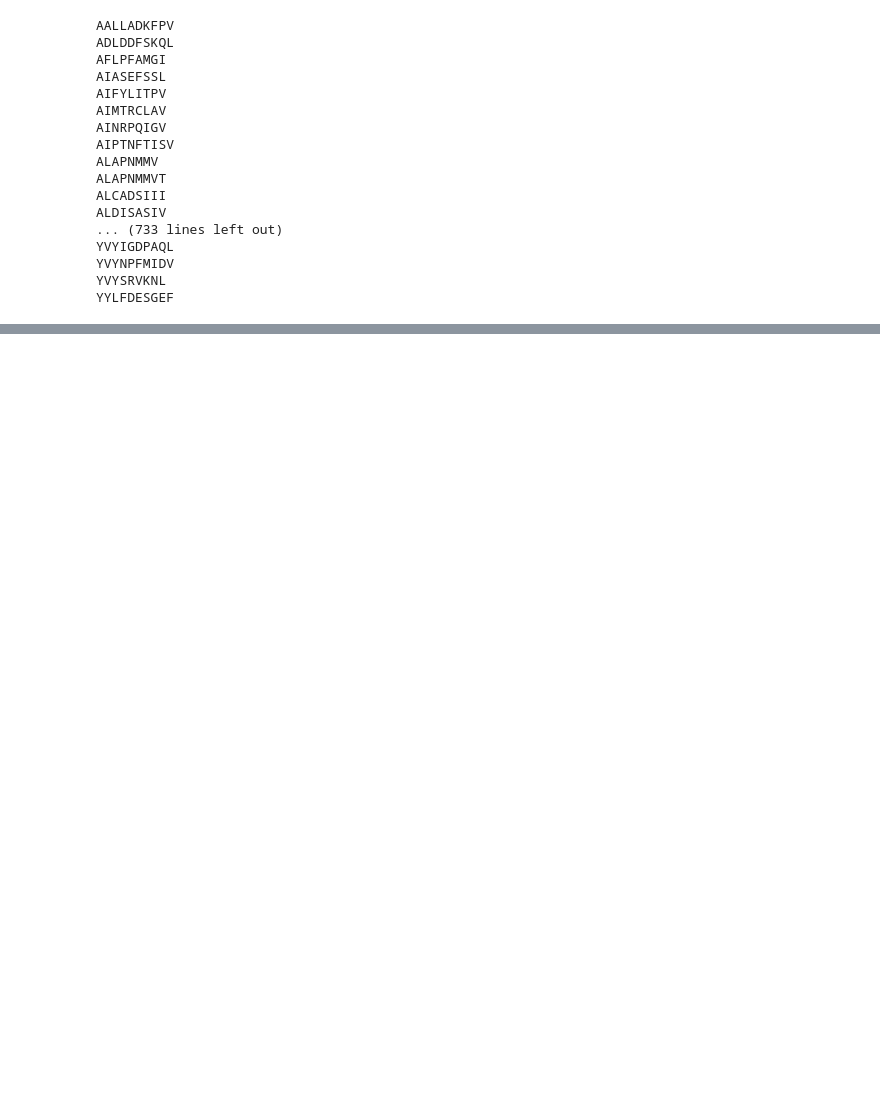
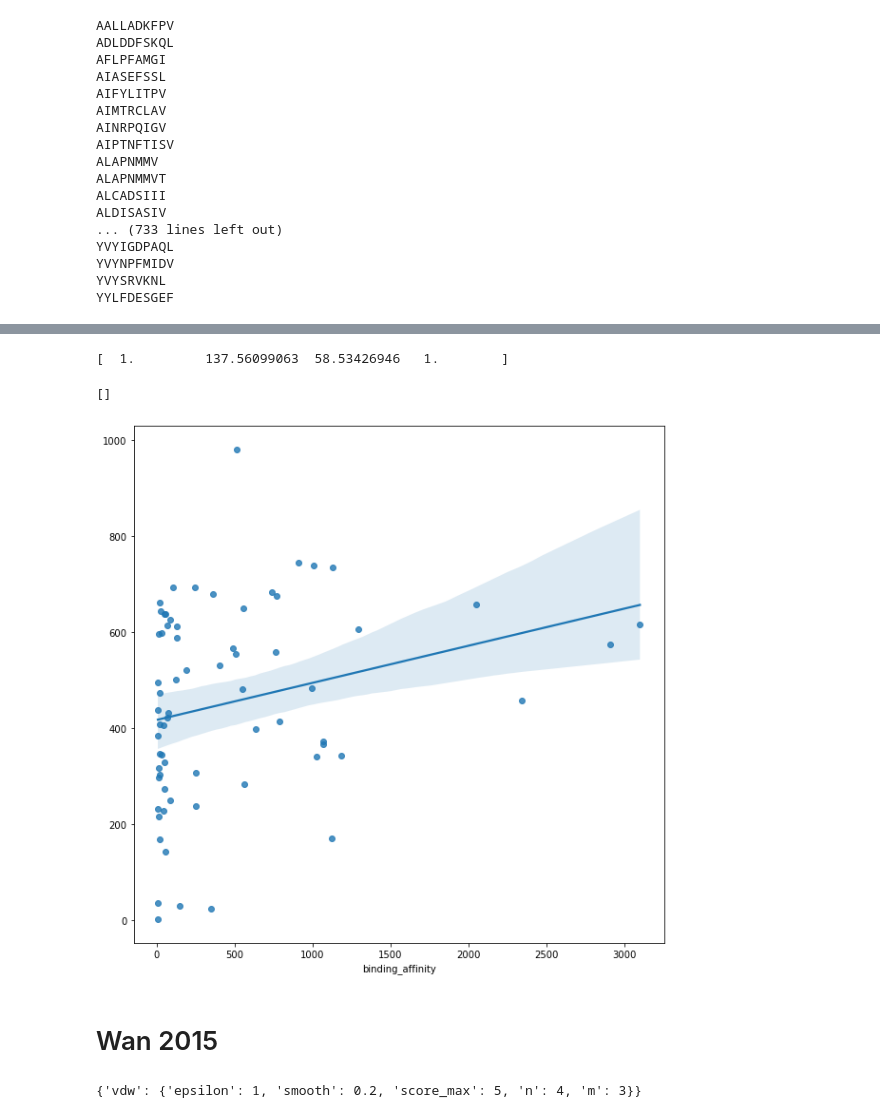
Before and after one commit to jeeberhardt/mobius, a Jupyter notebook: Untitled1.ipynb, the cells around one changed output, grey strips where cells are left out. Drawn from its saved outputs; the diff is of its cells as text; code cells hidden in the pictures; blank space fills up the shorter version.

```diff
--- a/Untitled1.ipynb
+++ b/Untitled1.ipynb
@@ -161,0 +391,18 @@ result.residueAreas()['A']['183'].relativeSideChain
+# %%
+def fun(x, binding_affinity, terms):
+    scores = np.sum(np.prod((terms, x), axis=0), axis=1)
+    return mean_squared_error(binding_affinity, scores)
+
+bnds = ((1, 1000), (1, 1000), (1, 1000), (1, 1000))
+res = optimize.minimize(fun, (1, 1, 1, 1), method='SLSQP', args=(binding_affinity, terms), bounds=bnds, tol=1e-10)
+print('vdW: %f - Electrostatic: %f - HBond: %f - Desolvation: %f' % (res.x[0], res.x[1], res.x[2], res.x[3]))
+
+fig, ax = plt.subplots(figsize=(10, 10))
+sns.regplot(x=binding_affinity, y=np.sum(np.prod((terms, res.x), axis=0), axis=1), ax=ax)
+plt.plot()
+# %% [output]
+[  1.         137.56099063  58.53426946   1.        ]
+[]
+[figure, added]
+# %% [markdown]
+# Wan 2015
@@ -161,0 +411,10 @@ result.residueAreas()['A']['183'].relativeSideChain
+# %%
+ff = ForceField('mobius/data/parameters.csv')
+ff._term_parameters['vdw']['score_max'] = 5
+ff._term_parameters['vdw']['smooth'] = 0.2
+ff._term_parameters['vdw']['n'] = 4
+print(ff._term_parameters)
+
+vt = VirtualTarget(ff)
+# %% [output]
+{'vdw': {'epsilon': 1, 'smooth': 0.2, 'score_max': 5, 'n': 4, 'm': 3}}
```
Also changed, not shown: parts of 39 cells of this notebook, 5 other files.
